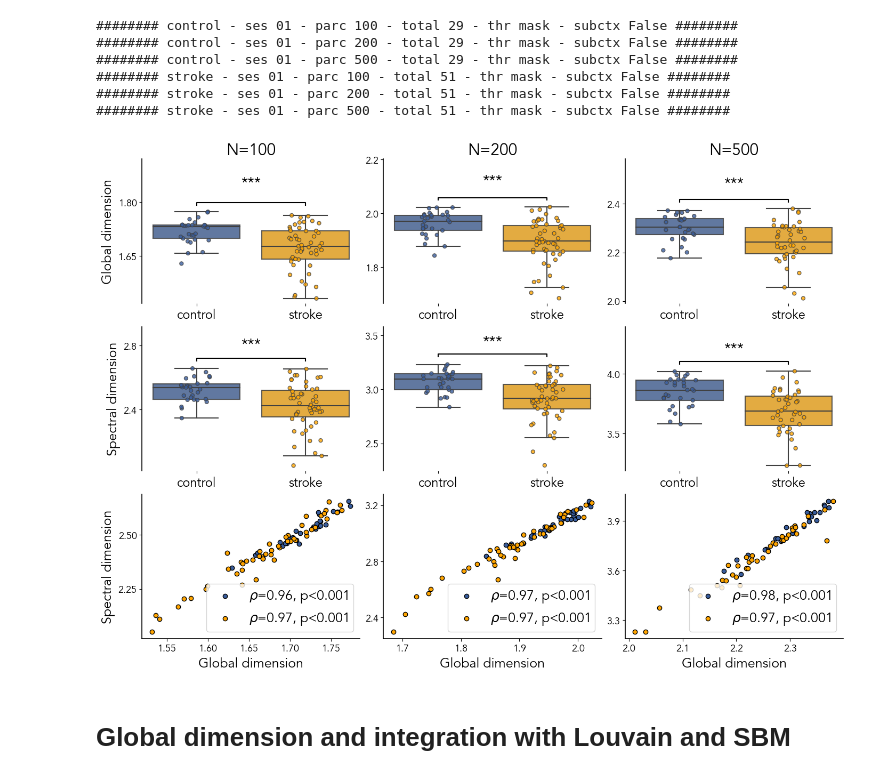
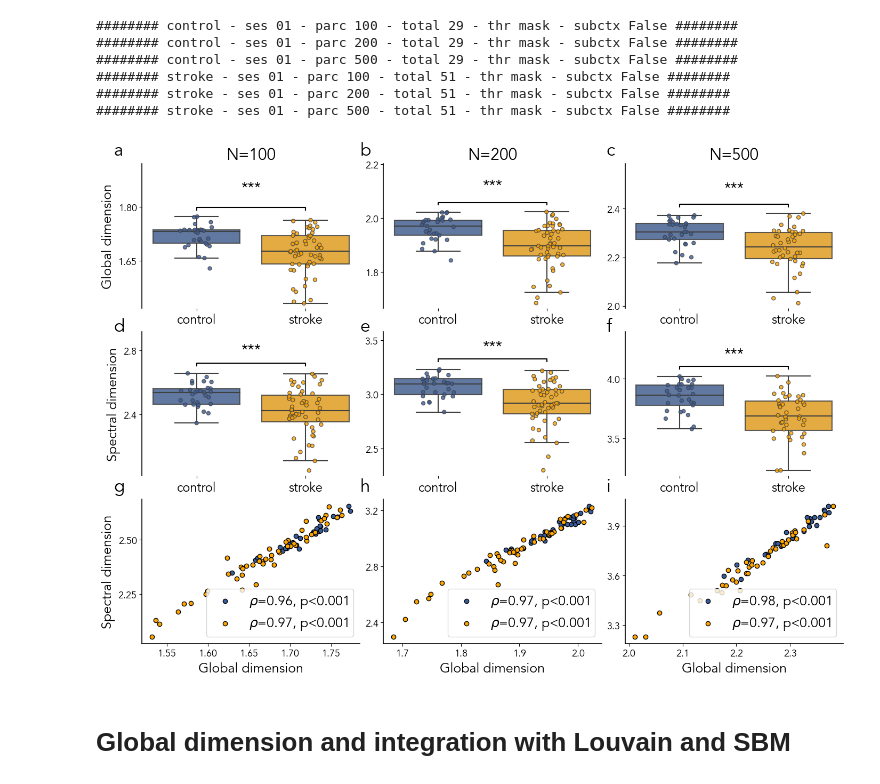
Before and after one commit to gbarzon/ConnectomeDimension, a Jupyter notebook: Figures_SI.ipynb, the cells around one changed output. Cells and saved outputs as stored; diff of their text form; code cells hidden in the pictures.

```diff
--- a/Figures_SI.ipynb
+++ b/Figures_SI.ipynb
@@ -179,7 +183,7 @@ for idx_parc, parc in enumerate(parcellations):
     ax.legend(prop={'size':legend_size})
 
     ### y-axis
-    ax = axs[3]
+    ax = axs[4]
     x = data_x[2]
     y = avg_dim_local[idx_parc]
     rho, pval = pearsonr(x, y)
@@ -194,7 +198,7 @@ for idx_parc, parc in enumerate(parcellations):
     ax.legend(prop={'size':legend_size})
 
     ### x-axis
-    ax = axs[4]
+    ax = axs[5]
     x = data_x[3]
     y = avg_dim_local[idx_parc]
     rho, pval = pearsonr(x, y)
@@ -227,7 +231,7 @@ for idx_parc, parc in enumerate(parcellations):
     ax.xaxis.set_major_locator(MaxNLocator(nbins=3))
 
     ### RSN
-    ax = axs[5]
+    ax = axs[3]
 
     sns.boxplot(data=avg_dim_rsn, fliersize=0, color='white', ax=ax, zorder=2)
     sns.stripplot(data=avg_dim_rsn, dodge=True, alpha=1.0, jitter=0.2, edgecolor='gray', linewidth=1, ax=ax, zorder=1, color=my_colors[idx_parc], label=f'N={parc}')
@@ -253,6 +257,19 @@ for ax in axs:
     ax.yaxis.set_major_locator(MaxNLocator(nbins=3))
     ax.xaxis.set_major_locator(MaxNLocator(nbins=3))
 
+### Add letters
+ax = plt.gca()
+h0, h1 = .98, 0.48
+l0, l1, l2 = 0.02, 0.35, 0.69
+#h0, h1, h2 = 0.88, 0.62, 0.28
+#l0, l1 = 0.15, 0.62
+fig.text(l0,h0, 'a', size=letter_size)
+fig.text(l1,h0, 'b', size=letter_size)
+fig.text(l2,h0, 'c', size=letter_size)
+fig.text(l0,h1, 'd', size=letter_size)
+fig.text(l1,h1, 'e', size=letter_size)
+fig.text(l2,h1, 'f', size=letter_size)
+
 plt.savefig(folder_figures+'fig_suppl_local_dim_axis.png', dpi=200, bbox_inches='tight')
 
 plt.show()
@@ -380,34 +397,48 @@ for idx_parc, parc in enumerate(parcellations):
     x = df.loc[ress_dim['name'] == 'control']['dim_avg'].values
     df = ress_spec_dim.loc[ress_spec_dim['parc'] == parc].drop(columns='parc')
     y = df.loc[ress_spec_dim['name'] == 'control']['dim_avg'].values
     rho, pval = pearsonr(x, y)
     if pval<1e-3: label = r'$\rho$=' + str(round(rho, 2))+ r', p<0.001'
     else: label = r'$\rho$=' + str(round(rho, 2))+ r', p=' + str(round(pval, 3))
     ax.scatter(x, y, label=label, c=cs[0], edgecolors='black')
 
     # Stroke
     df = ress_dim.loc[ress_dim['parc'] == parc].drop(columns='parc')
     x = df.loc[ress_dim['name'] == 'stroke']['dim_avg'].values
     df = ress_spec_dim.loc[ress_spec_dim['parc'] == parc].drop(columns='parc')
     y = df.loc[ress_spec_dim['name'] == 'stroke']['dim_avg'].values
     rho, pval = pearsonr(x, y)
     if pval<1e-3: label = r'$\rho$=' + str(round(rho, 2))+ r', p<0.001'
     else: label = r'$\rho$=' + str(round(rho, 2))+ r', p=' + str(round(pval, 3))
     ax.scatter(x, y, label=label, c=cs[1], edgecolors='black')
 
     sns.despine(ax=ax)
     #plt.xticks(fontsize=ylabel_size-4)
     ax.yaxis.set_major_locator(MaxNLocator(nbins=3))
     ax.set_xlabel('Global dimension')
     if idx_parc % ncols ==0: ax.set_ylabel('Spectral dimension')
     else: ax.set_ylabel('')
     ax.legend()
 
+### Add letters
+ax = plt.gca()
+h0, h1, h2 = .98, 0.65, 0.35
+l0, l1, l2 = 0.02, 0.35, 0.68
+fig.text(l0,h0, 'a', size=letter_size)
+fig.text(l1,h0, 'b', size=letter_size)
+fig.text(l2,h0, 'c', size=letter_size)
+fig.text(l0,h1, 'd', size=letter_size)
+fig.text(l1,h1, 'e', size=letter_size)
+fig.text(l2,h1, 'f', size=letter_size)
+fig.text(l0,h2, 'g', size=letter_size)
+fig.text(l1,h2, 'h', size=letter_size)
+fig.text(l2,h2, 'i', size=letter_size)
+
 plt.savefig(folder_figures+'fig_suppl_global_spectral_dim_axis.png', dpi=200, bbox_inches='tight')
 
 plt.show()
 # %% [output]
-[figure, old version]
+[figure, new version]
 # %% [markdown]
 # Global dimension and integration with Louvain and SBM
 # %%
```
Also changed, not shown: parts of 10 cells of this notebook, 9 other files.
